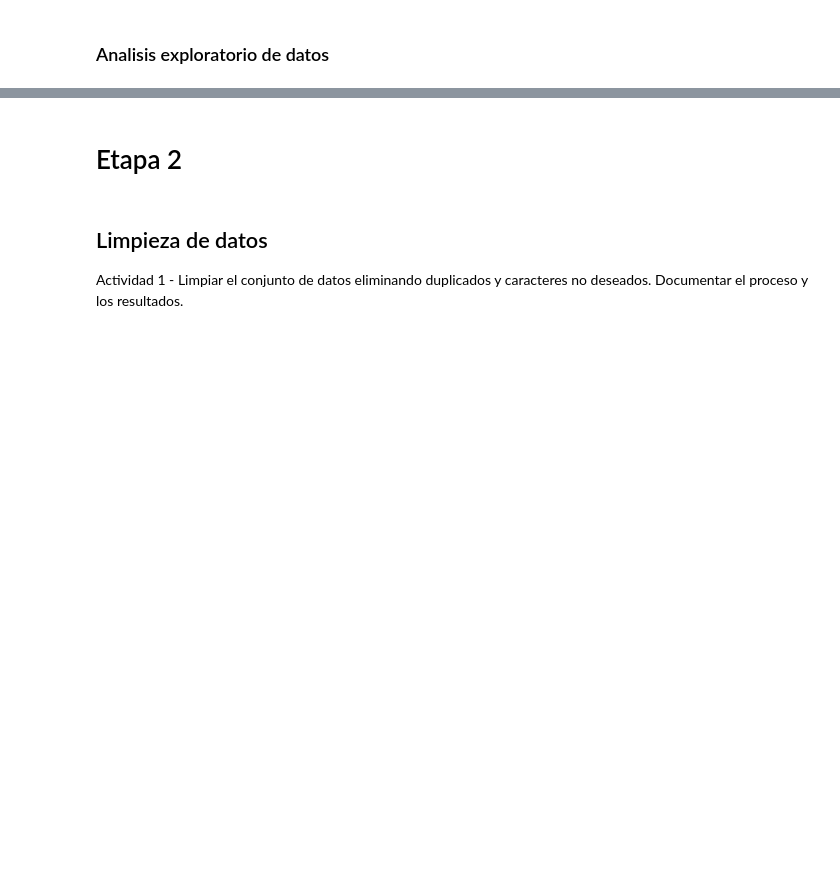
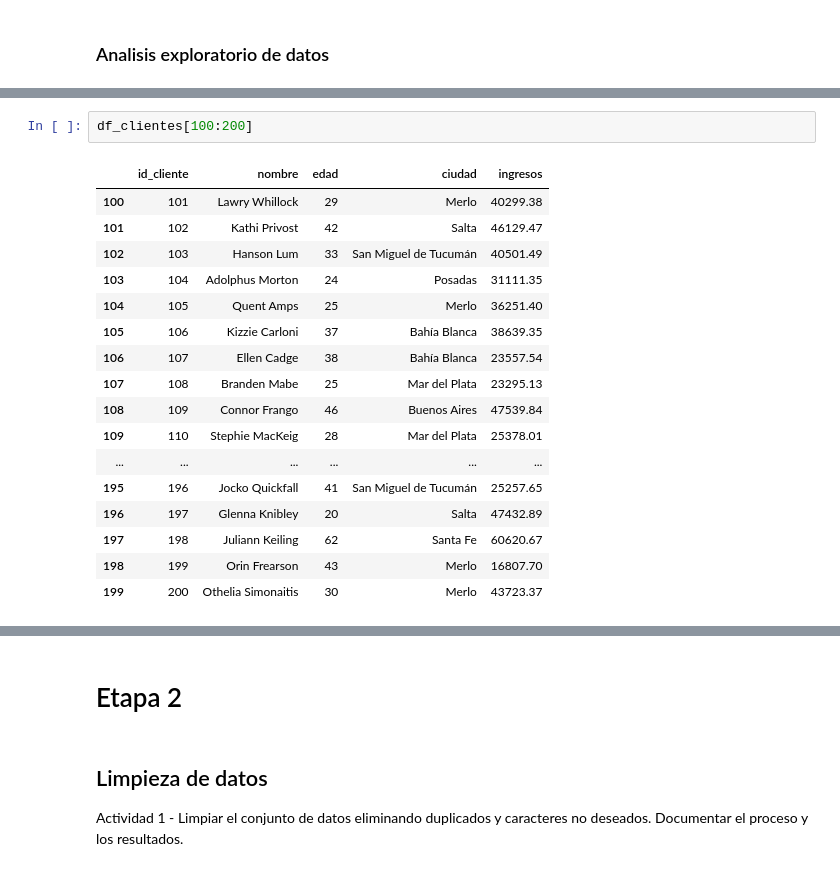
Before and after one commit to alex-degarate/TT-2C2025-Data-Analitycs-Notebooks, a Jupyter notebook: PreEntrega/Pre-entrega-alex.ipynb, the cells around one changed output, grey strips where cells are left out. Saved outputs shown, nothing was run; the diff lists cells and outputs as text; blank space fills up the shorter version.

```diff
--- a/PreEntrega/Pre-entrega-alex.ipynb
+++ b/PreEntrega/Pre-entrega-alex.ipynb
@@ -323,0 +345,20 @@ El campo fecha_fin &emsp; es objeto &emsp; => cambiar a dtype datetime
+# %%
+df_clientes[100:200]
+# %% [output]
+|  | id_cliente | nombre | edad | ciudad | ingresos |
+| 100 | 101 | Lawry Whillock | 29 | Merlo | 40299.38 |
+| 101 | 102 | Kathi Privost | 42 | Salta | 46129.47 |
+| 102 | 103 | Hanson Lum | 33 | San Miguel de Tucumán | 40501.49 |
+| 103 | 104 | Adolphus Morton | 24 | Posadas | 31111.35 |
+| 104 | 105 | Quent Amps | 25 | Merlo | 36251.40 |
+| 105 | 106 | Kizzie Carloni | 37 | Bahía Blanca | 38639.35 |
+| 106 | 107 | Ellen Cadge | 38 | Bahía Blanca | 23557.54 |
+| 107 | 108 | Branden Mabe | 25 | Mar del Plata | 23295.13 |
+| 108 | 109 | Connor Frango | 46 | Buenos Aires | 47539.84 |
+| 109 | 110 | Stephie MacKeig | 28 | Mar del Plata | 25378.01 |
+| ... | ... | ... | ... | ... | ... |
+| 195 | 196 | Jocko Quickfall | 41 | San Miguel de Tucumán | 25257.65 |
+| 196 | 197 | Glenna Knibley | 20 | Salta | 47432.89 |
+| 197 | 198 | Juliann Keiling | 62 | Santa Fe | 60620.67 |
+| 198 | 199 | Orin Frearson | 43 | Merlo | 16807.70 |
+| 199 | 200 | Othelia Simonaitis | 30 | Merlo | 43723.37 |
```
Also changed, not shown: parts of 36 cells of this notebook.
